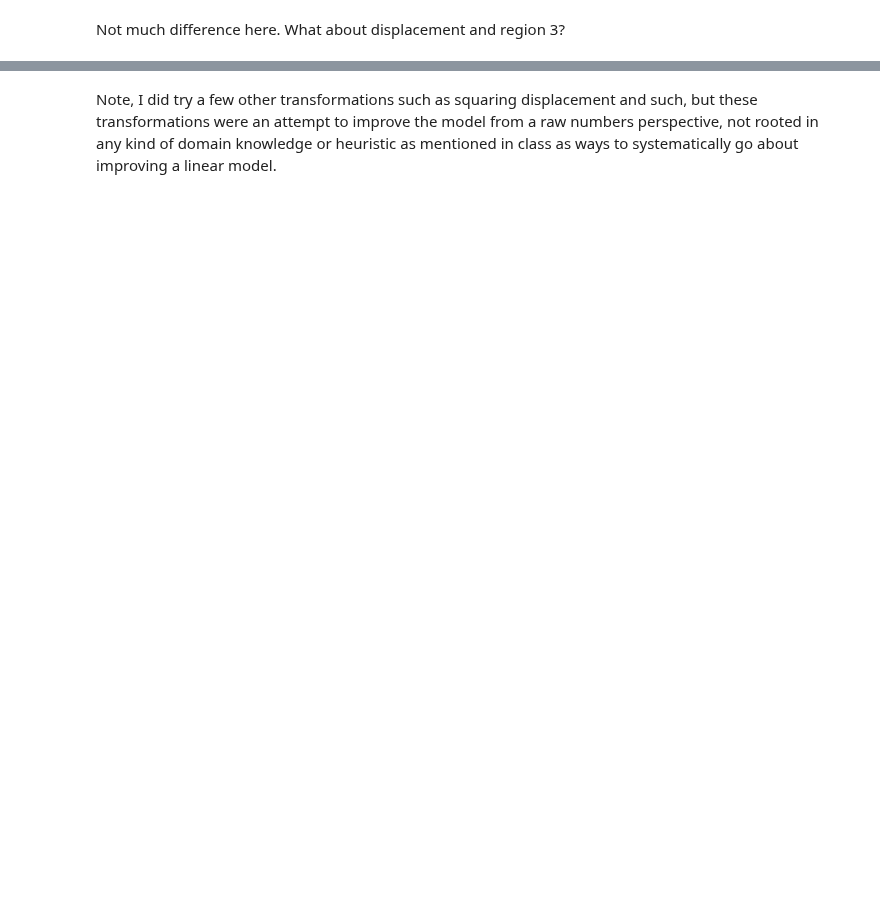
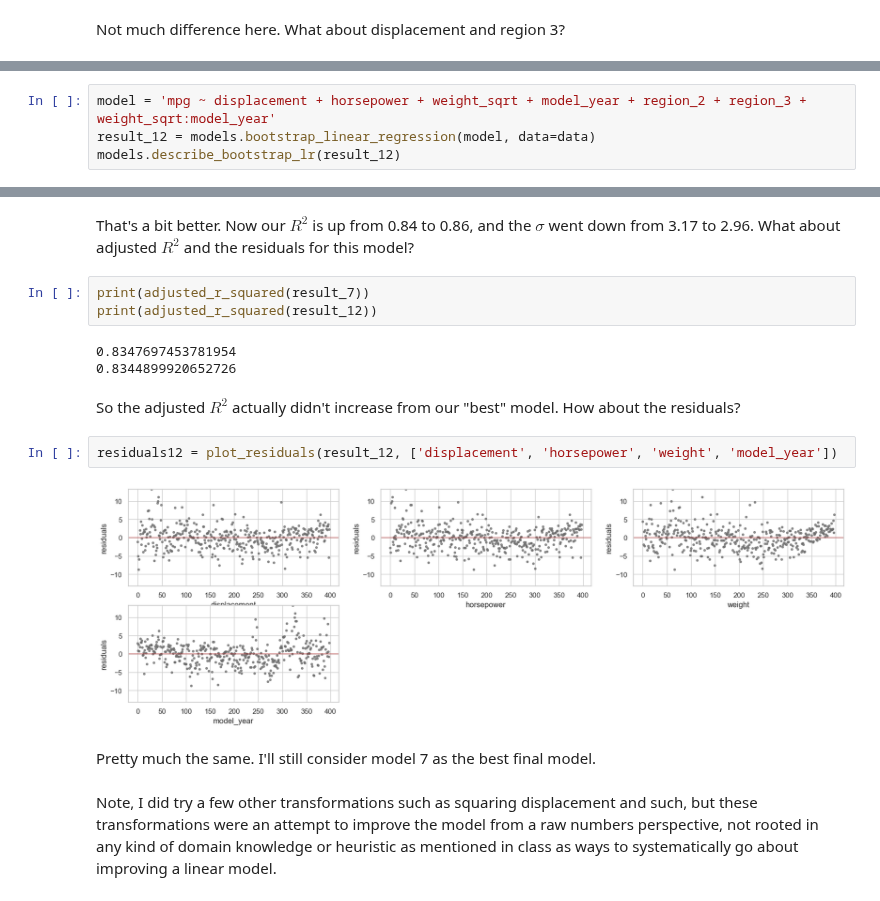
Before and after one commit to ansaridan/jhu-data-engineering-team-5, a Jupyter notebook: Problem_Set_5_2/Jhirsc21.ipynb, the cells around one changed output, grey strips where cells are left out. Cells and saved outputs as stored; diff of their text form; blank space fills up the shorter version.

```diff
--- a/Problem_Set_5_2/Jhirsc21.ipynb
+++ b/Problem_Set_5_2/Jhirsc21.ipynb
@@ -766,0 +768,4 @@ Again not any better. After trying several interaction terms and transformations
+# %%
+model = 'mpg ~ displacement + horsepower + weight_sqrt + model_year + region_2 + region_3 + weight_sqrt:model_year'
+result_12 = models.bootstrap_linear_regression(model, data=data)
+models.describe_bootstrap_lr(result_12)
@@ -767,2 +788,18 @@ Again not any better. After trying several interaction terms and transformations
+# %% [markdown]
+That's a bit better. Now our $R^2$ is up from 0.84 to 0.86, and the $\sigma$ went down from 3.17 to 2.96. What about adjusted $R^2$ and the residuals for this model?
+# %%
+print(adjusted_r_squared(result_7))
+print(adjusted_r_squared(result_12))
+# %% [output]
+0.8347697453781954
+0.8344899920652726
+# %% [markdown]
+So the adjusted $R^2$ actually didn't increase from our "best" model. How about the residuals?
+# %%
+residuals12 = plot_residuals(result_12, ['displacement', 'horsepower', 'weight', 'model_year'])
+# %% [output]
+[figure, added]
+# %% [markdown]
+Pretty much the same. I'll still consider model 7 as the best final model.
 # %% [markdown]
 Note, I did try a few other transformations such as squaring displacement and such, but these transformations were an attempt to improve the model from a raw numbers perspective, not rooted in any kind of domain knowledge or heuristic as mentioned in class as ways to systematically go about improving a linear model.
```
Also changed, not shown: parts of 37 cells of this notebook.
